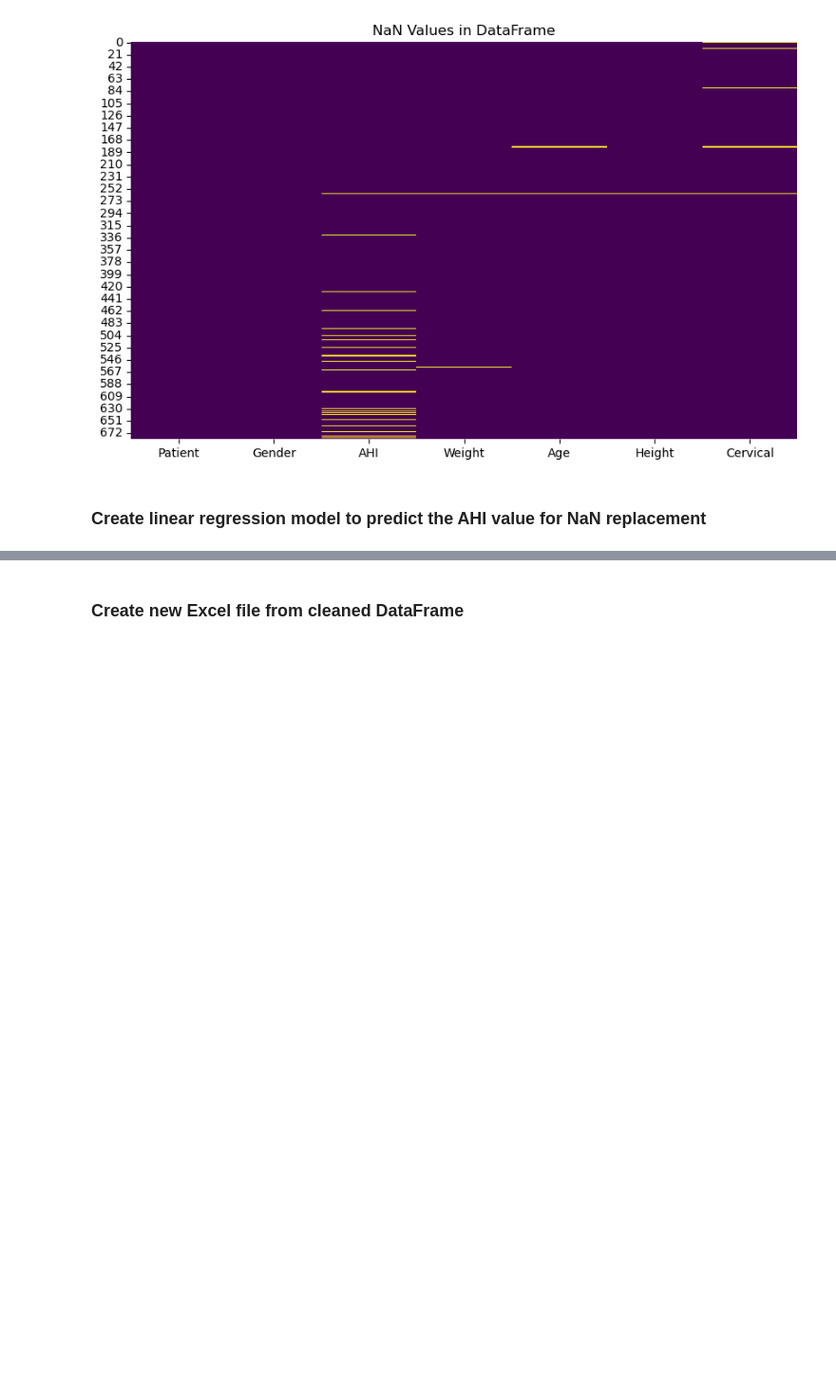
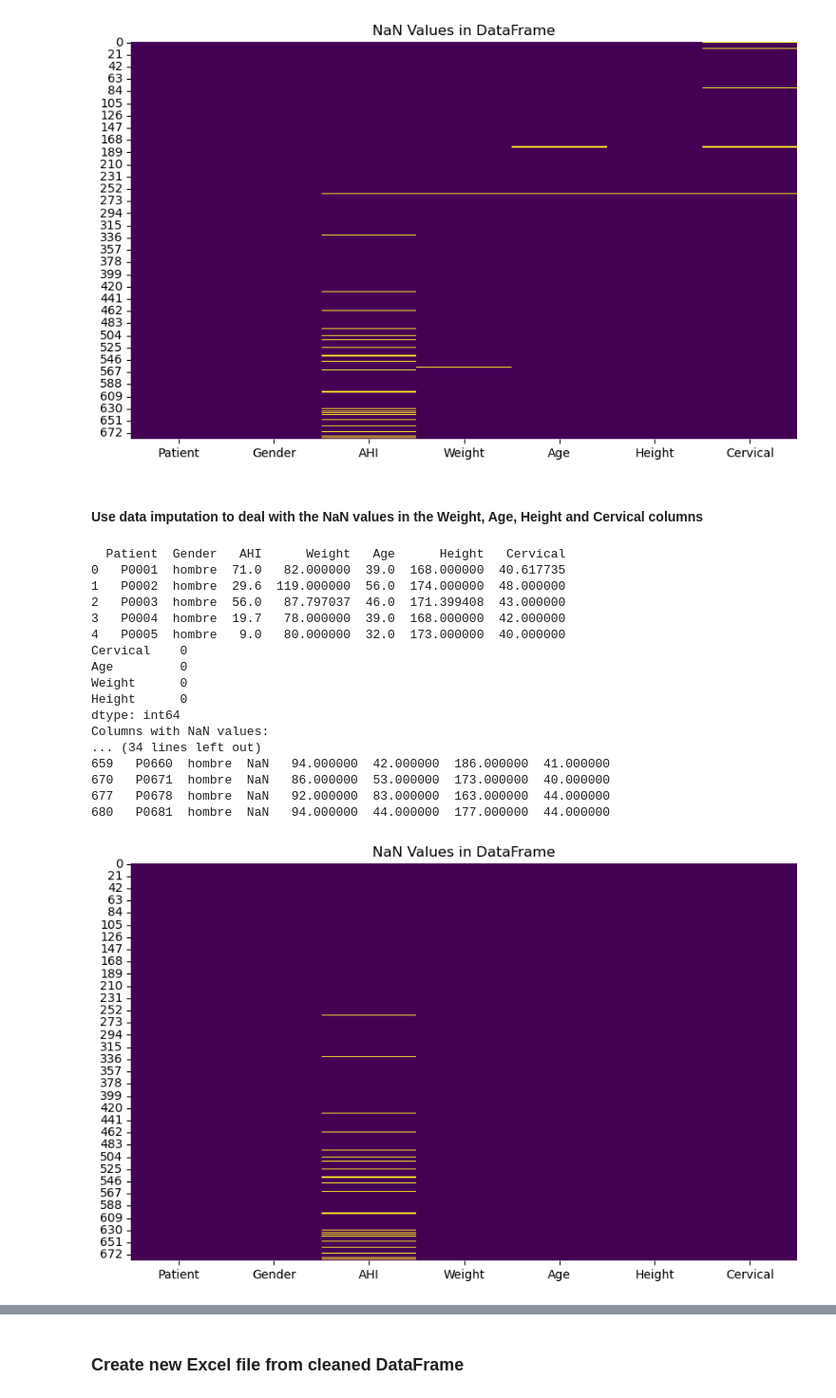
Before and after one commit to VicBracke/_Repo_ML_Project, a Jupyter notebook: OSA_CaseStudy/1_Data_Extraction.ipynb, the cells around one changed output, grey strips where cells are left out. Shown at 95% size. Saved outputs shown, nothing was run; the diff lists cells and outputs as text; code cells hidden in the pictures; blank space fills up the shorter version.

```diff
--- a/OSA_CaseStudy/1_Data_Extraction.ipynb
+++ b/OSA_CaseStudy/1_Data_Extraction.ipynb
@@ -353,5 +353,40 @@ Rows with NaN values:
 677   P0678  hombre   NaN    92.0  83.0   163.0      44.0
 680   P0681  hombre   NaN    94.0  44.0   177.0      44.0
 [figure]
-# %% [markdown]
-### Create linear regression model to predict the AHI value for NaN replacement
+# %% [markdown]
+#### Use data imputation to deal with the NaN values in the Weight, Age, Height and Cervical columns
+# %%
+from sklearn.impute import SimpleImputer
+
+# Create an imputer object with a strategy to replace NaN values with the mean of the column
+imputer = SimpleImputer(strategy='median')
+
+# Apply the imputer to the 'Cervical' and 'Age' columns
+df[['Cervical', 'Age', 'Weight', 'Height']] = imputer.fit_transform(df[['Cervical', 'Age', 'Weight', 'Height']])
+
+# Display the first few rows of the DataFrame to confirm the changes
+print(df.head())
+
+# Check if there are any NaN values left in the 'Cervical' and 'Age' columns
+print(df[['Cervical', 'Age', 'Weight', 'Height']].isna().sum())
+
+explore_nan_values(df)
+# %% [output]
+  Patient  Gender   AHI      Weight   Age      Height   Cervical
+0   P0001  hombre  71.0   82.000000  39.0  168.000000  40.617735
+1   P0002  hombre  29.6  119.000000  56.0  174.000000  48.000000
+2   P0003  hombre  56.0   87.797037  46.0  171.399408  43.000000
+3   P0004  hombre  19.7   78.000000  39.0  168.000000  42.000000
+4   P0005  hombre   9.0   80.000000  32.0  173.000000  40.000000
+Cervical    0
+Age         0
+Weight      0
+Height      0
+dtype: int64
+Columns with NaN values:
+... (34 lines left out)
+659   P0660  hombre  NaN   94.000000  42.000000  186.000000  41.000000
+670   P0671  hombre  NaN   86.000000  53.000000  173.000000  40.000000
+677   P0678  hombre  NaN   92.000000  83.000000  163.000000  44.000000
+680   P0681  hombre  NaN   94.000000  44.000000  177.000000  44.000000
+[figure, added]
```
Also changed, not shown: parts of 9 cells of this notebook, 6 other files.
